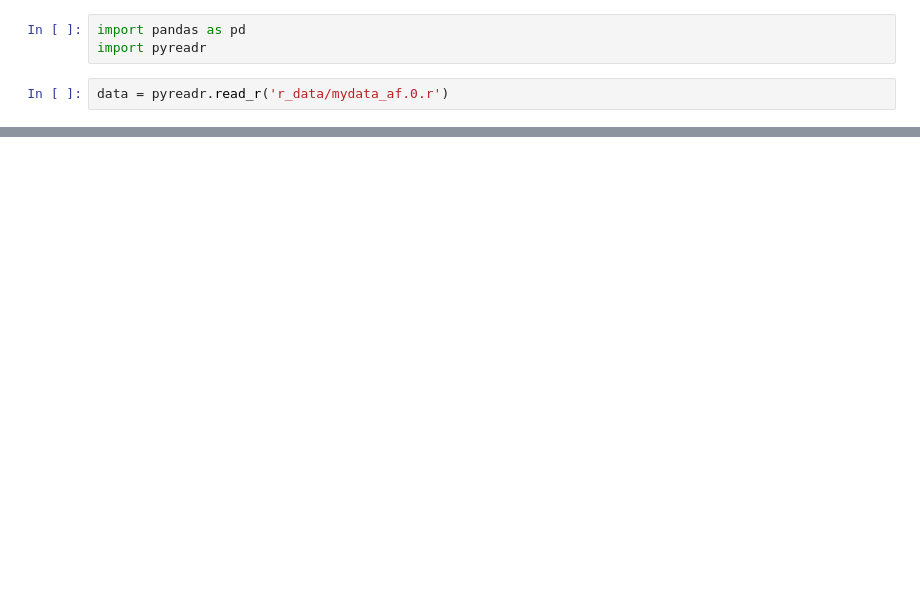
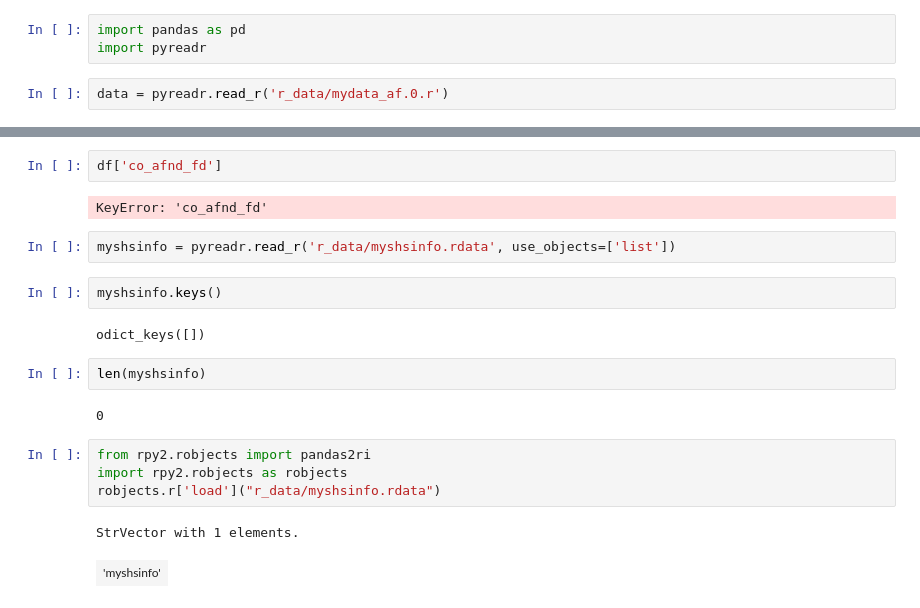
Before and after one commit to mike-lloyd03/tcal_r_to_py, a Jupyter notebook: main.ipynb, the cells around one changed output, grey strips where cells are left out. Saved outputs shown, nothing was run; the diff lists cells and outputs as text; blank space fills up the shorter version.

Commit message:
now using rpy2 to import .rdata files

```diff
--- a/main.ipynb
+++ b/main.ipynb
@@ -21,0 +31,21 @@ data['mydata_af.0']
+# %%
+df['co_afnd_fd']
+# %% [output]
+KeyError: 'co_afnd_fd'
+# %%
+myshsinfo = pyreadr.read_r('r_data/myshsinfo.rdata', use_objects=['list'])
+# %%
+myshsinfo.keys()
+# %% [output]
+odict_keys([])
+# %%
+len(myshsinfo)
+# %% [output]
+0
+# %%
+from rpy2.robjects import pandas2ri
+import rpy2.robjects as robjects
+robjects.r['load']("r_data/myshsinfo.rdata")
+# %% [output]
+StrVector with 1 elements.
+| 'myshsinfo' |
```
Also changed, not shown: parts of 7 cells of this notebook, 4 other files.
